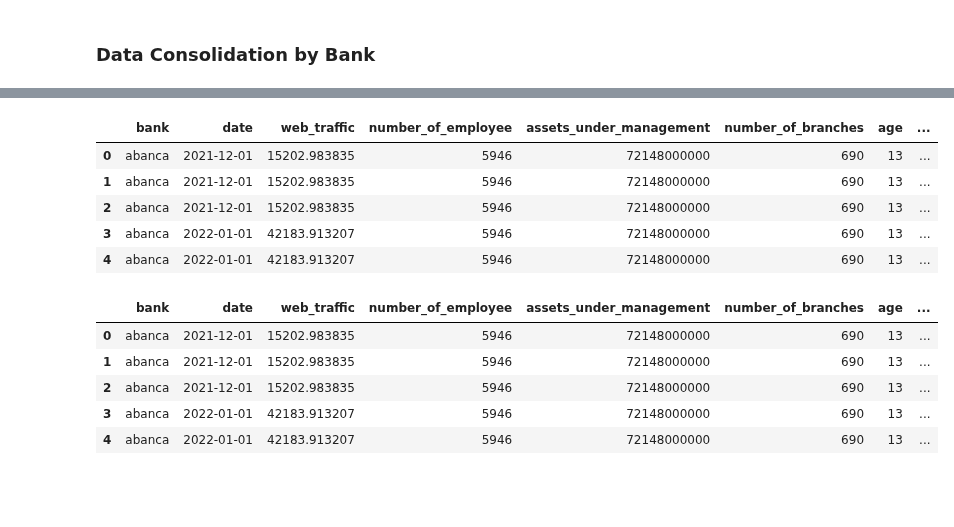
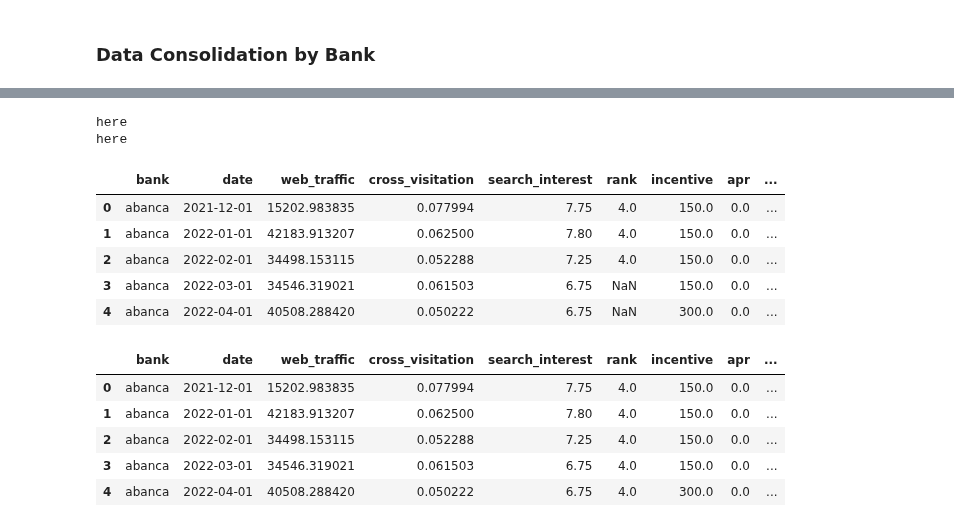
Before and after one commit to agbennett-bse/deloitte_digital_banking, a Jupyter notebook: deloitte_digital_banking/preprocessing.ipynb, the cells around one changed output, grey strips where cells are left out. Drawn from its saved outputs; the diff is of its cells as text; code cells hidden in the pictures; blank space fills up the shorter version.

Commit message:
regression_analysis clean data +

```diff
--- a/deloitte_digital_banking/preprocessing.ipynb
+++ b/deloitte_digital_banking/preprocessing.ipynb
@@ -320,6 +338,11 @@ news_data = news_data.groupby('month_date')[bank_names].sum()
 # melt the df to have the bank names as a column
 news_data = news_data.reset_index().melt(id_vars='month_date', value_vars=bank_names, var_name='bank', value_name='mentions')
 
+# replace the bank names with the correct names
+news_data.bank = news_data.bank.map(bank_names_mapping)
+
+
 news_data.columns = ['date', 'bank', 'mentions']
-news_data.head()
+
+news_data.groupby('bank')['date'].count()
 # %% [output]
@@ -331,0 +364,5 @@ news_data.head()
+# %%
+data = pd.read_csv('data/google_trends.csv')
+data = kl.clean_column_names(data)
+
+data.head()
@@ -331,0 +376,20 @@ news_data.head()
+# %%
+# map column names to the correct bank names
+
+data.columns = data.columns.map(bank_names_mapping)
+
+data.columns = [            'date',        'abanca',     'santander', 'banc sabadell',
+                'bbva',     'bankinter',     'caixabank',      'evobanco',
+                 'n26',      'openbank']
+# cast the date column to datetime
+data.date = pd.to_datetime(data.date)
+
+# melt the data so bank names are in a single column
+search_interest = data.melt(id_vars='date', var_name='bank', value_name='search_interest')
+
+# create a month_date column
+search_interest['date'] = search_interest['date'].dt.to_period('M').dt.to_timestamp()
+
+search_interest = search_interest.groupby(['date', 'bank'])['search_interest'].mean().reset_index()
+
+search_interest.groupby('bank')['date'].count()
@@ -358,26 +428,33 @@ all_data
 # %%
 # list all dfs
 bank_names = products_data.bank.unique()
 dates = pd.date_range(start='2021-12-01', end='2023-12-01', freq='MS')
 
 banks_dates = pd.DataFrame([(bank, date) for bank in bank_names for date in dates], columns=['bank', 'date'])
 
 all_data = pd.merge(banks_dates, products_data, on=['bank', 'date'], how='left')
-all_data = pd.merge(all_data, bank_comps, on=['bank'], how='left')
+print('here')
+#all_data = pd.merge(all_data, bank_comps, on=['bank'], how='left')
 all_data = pd.merge(all_data, cross_visitation_data, on=['bank', 'date'], how='left')
-all_data = pd.merge(all_data, rank_df, on=['bank', 'date'], how='left')
-all_data = pd.merge(all_data, incentive_increases, on=['bank', 'date'], how='left')
-all_data = pd.merge(all_data, apr_increases, on=['bank', 'date'], how='left')
+print('here')
+all_data = pd.merge(all_data, search_interest, on=['bank', 'date'], how='left')
+
+all_data = pd.merge(all_data, rank_df[['rank','bank', 'date']], on=['bank', 'date'], how='left')
+
+all_data = pd.merge(all_data, incentives_data, on=['bank', 'date'], how='left')
+
 all_data = pd.merge(all_data, news_data, on=['bank', 'date'], how='left')
 
 all_data.head()
 # %% [output]
+here
+here
-|  | bank | date | web_traffic | number_of_employee | assets_under_management | number_of_branches | age | ... |
-| 0 | abanca | 2021-12-01 | 15202.983835 | 5946 | 72148000000 | 690 | 13 | ... |
-| 1 | abanca | 2021-12-01 | 15202.983835 | 5946 | 72148000000 | 690 | 13 | ... |
-| 2 | abanca | 2021-12-01 | 15202.983835 | 5946 | 72148000000 | 690 | 13 | ... |
-| 3 | abanca | 2022-01-01 | 42183.913207 | 5946 | 72148000000 | 690 | 13 | ... |
-| 4 | abanca | 2022-01-01 | 42183.913207 | 5946 | 72148000000 | 690 | 13 | ... |
+|  | bank | date | web_traffic | cross_visitation | search_interest | rank | incentive | apr | ... |
+| 0 | abanca | 2021-12-01 | 15202.983835 | 0.077994 | 7.75 | 4.0 | 150.0 | 0.0 | ... |
+| 1 | abanca | 2022-01-01 | 42183.913207 | 0.062500 | 7.80 | 4.0 | 150.0 | 0.0 | ... |
+| 2 | abanca | 2022-02-01 | 34498.153115 | 0.052288 | 7.25 | 4.0 | 150.0 | 0.0 | ... |
+| 3 | abanca | 2022-03-01 | 34546.319021 | 0.061503 | 6.75 | NaN | 150.0 | 0.0 | ... |
+| 4 | abanca | 2022-04-01 | 40508.288420 | 0.050222 | 6.75 | NaN | 300.0 | 0.0 | ... |
 # %%
 # ffill and bfill these columns 'category', 'rank'
 all_data['rank'] = all_data['rank'].ffill().bfill()
@@ -385,17 +462,17 @@ all_data['apr'] = all_data['apr'].ffill().bfill()
 all_data['incentive'] = all_data['incentive'].ffill().bfill()
 
 #fill category with mode
-all_data['category_best_salary_accounts_helmycash'] = all_data['category_best_salary_accounts_helmycash'].fillna(all_data['category_best_salary_accounts_helmycash'].mode()[0])
-all_data['category_best_savings_accounts_helpmycash'] = all_data['category_best_savings_accounts_helpmycash'].fillna(all_data['category_best_savings_accounts_helpmycash'].mode()[0])
+# all_data['category_best_salary_accounts_helmycash'] = all_data['category_best_salary_accounts_helmycash'].fillna(all_data['category_best_salary_accounts_helmycash'].mode()[0])
+# all_data['category_best_savings_accounts_helpmycash'] = all_data['category_best_savings_accounts_helpmycash'].fillna(all_data['category_best_savings_accounts_helpmycash'].mode()[0])
 
-all_data['category_best_salary_accounts_helmycash'] = all_data['category_best_salary_accounts_helmycash'].astype(int)
-all_data['category_best_savings_accounts_helpmycash'] = all_data['category_best_savings_accounts_helpmycash'].astype(int)
+# all_data['category_best_salary_accounts_helmycash'] = all_data['category_best_salary_accounts_helmycash'].astype(int)
+# all_data['category_best_savings_accounts_helpmycash'] = all_data['category_best_savings_accounts_helpmycash'].astype(int)
 
 all_data.head()
 # %% [output]
-|  | bank | date | web_traffic | number_of_employee | assets_under_management | number_of_branches | age | ... |
-| 0 | abanca | 2021-12-01 | 15202.983835 | 5946 | 72148000000 | 690 | 13 | ... |
-| 1 | abanca | 2021-12-01 | 15202.983835 | 5946 | 72148000000 | 690 | 13 | ... |
-| 2 | abanca | 2021-12-01 | 15202.983835 | 5946 | 72148000000 | 690 | 13 | ... |
-| 3 | abanca | 2022-01-01 | 42183.913207 | 5946 | 72148000000 | 690 | 13 | ... |
-| 4 | abanca | 2022-01-01 | 42183.913207 | 5946 | 72148000000 | 690 | 13 | ... |
+|  | bank | date | web_traffic | cross_visitation | search_interest | rank | incentive | apr | ... |
+| 0 | abanca | 2021-12-01 | 15202.983835 | 0.077994 | 7.75 | 4.0 | 150.0 | 0.0 | ... |
+| 1 | abanca | 2022-01-01 | 42183.913207 | 0.062500 | 7.80 | 4.0 | 150.0 | 0.0 | ... |
+| 2 | abanca | 2022-02-01 | 34498.153115 | 0.052288 | 7.25 | 4.0 | 150.0 | 0.0 | ... |
+| 3 | abanca | 2022-03-01 | 34546.319021 | 0.061503 | 6.75 | 4.0 | 150.0 | 0.0 | ... |
+| 4 | abanca | 2022-04-01 | 40508.288420 | 0.050222 | 6.75 | 4.0 | 300.0 | 0.0 | ... |
```
Also changed, not shown: parts of 31 cells of this notebook, 20 other files.
